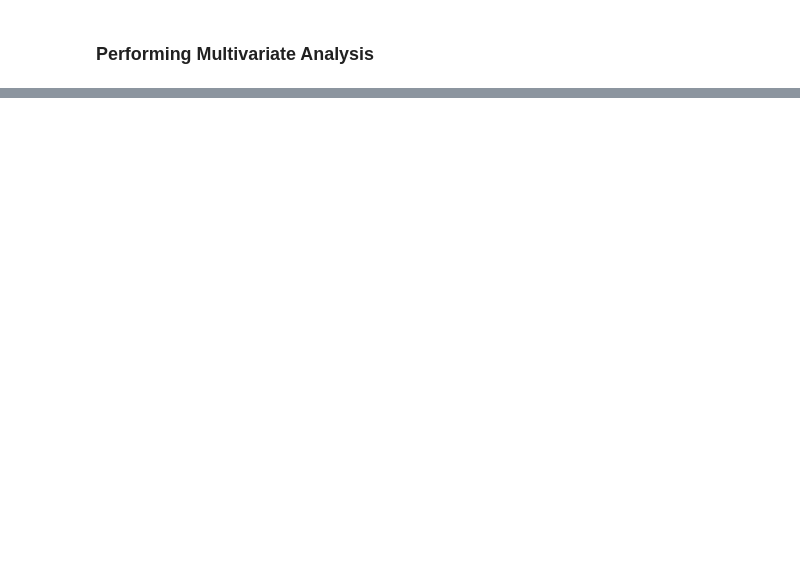
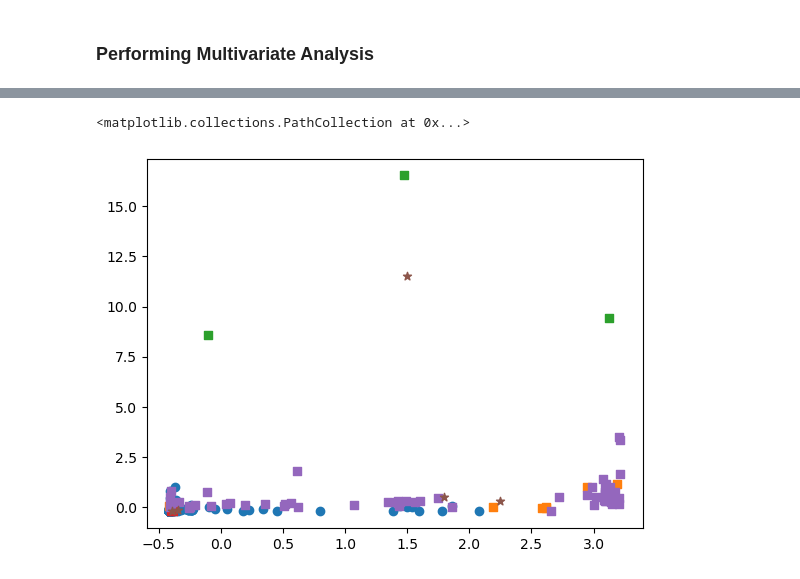
Before and after one commit to lnelson8/COMP-479-Final-Project, a Jupyter notebook: Final_Project_Code.ipynb, the cells around one changed output, grey strips where cells are left out. Cells and saved outputs as stored; diff of their text form; code cells hidden in the pictures; blank space fills up the shorter version.

```diff
--- a/Final_Project_Code.ipynb
+++ b/Final_Project_Code.ipynb
@@ -334,0 +369,7 @@ corr_data.corr().style.background_gradient(cmap='coolwarm')
+# %%
+# standardizing
+Xb = Xb.values # numpy indexing instead
+Xb = Xb - Xb.mean(axis=0)
+Xb = Xb/Xb.std(axis=0)
+
+type(Xb)
@@ -334,0 +378,8 @@ corr_data.corr().style.background_gradient(cmap='coolwarm')
+# %%
+# performing k-means clustering
+# number of clusters = number of classes in label column
+label_classes = len(set(data['Label']))
+label_classes # 5
+kmeans = KMeans(n_clusters=label_classes, init='k-means++', n_init=10)
+kmeans_pred = kmeans.fit_predict(Xb)
+kmeans_pred
@@ -334,0 +404,13 @@ corr_data.corr().style.background_gradient(cmap='coolwarm')
+# %%
+# visualizing results
+
+plt.scatter(Xb[kmeans_pred==0, 0], Xb[kmeans_pred==0, 1], marker='o')
+plt.scatter(Xb[kmeans_pred==1, 0], Xb[kmeans_pred==1, 1], marker='s')
+plt.scatter(Xb[kmeans_pred==2, 0], Xb[kmeans_pred==2, 1], marker='s')
+plt.scatter(Xb[kmeans_pred==3, 0], Xb[kmeans_pred==3, 1], marker='s')
+plt.scatter(Xb[kmeans_pred==4, 0], Xb[kmeans_pred==4, 1], marker='s')
+centroids = kmeans.cluster_centers_
+plt.scatter(centroids[:, 0], centroids[:, 1], marker='*')
+# %% [output]
+<matplotlib.collections.PathCollection at 0x...>
+[figure, added]
```
Also changed, not shown: parts of 10 cells of this notebook.
